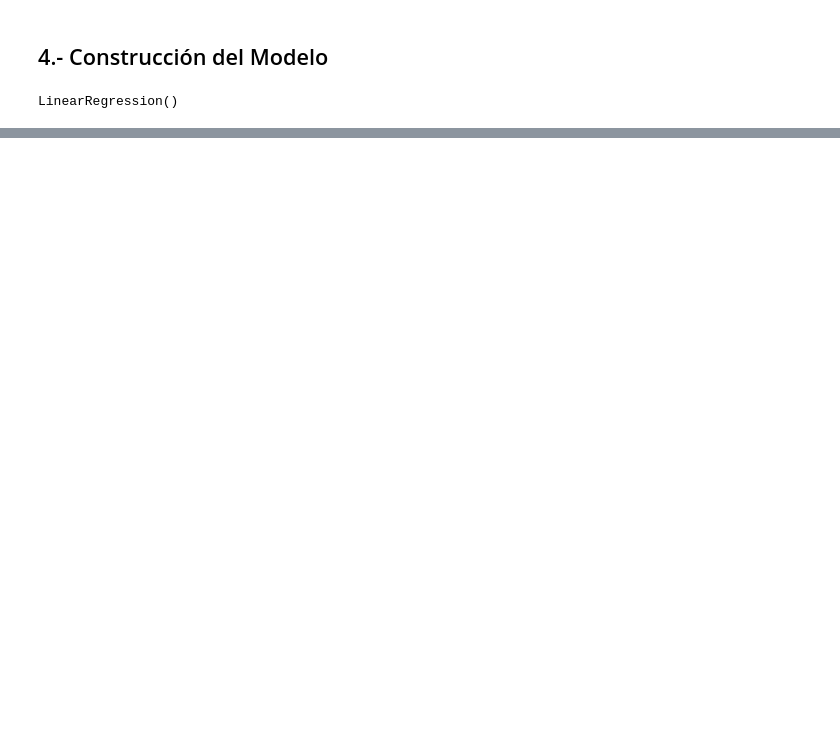
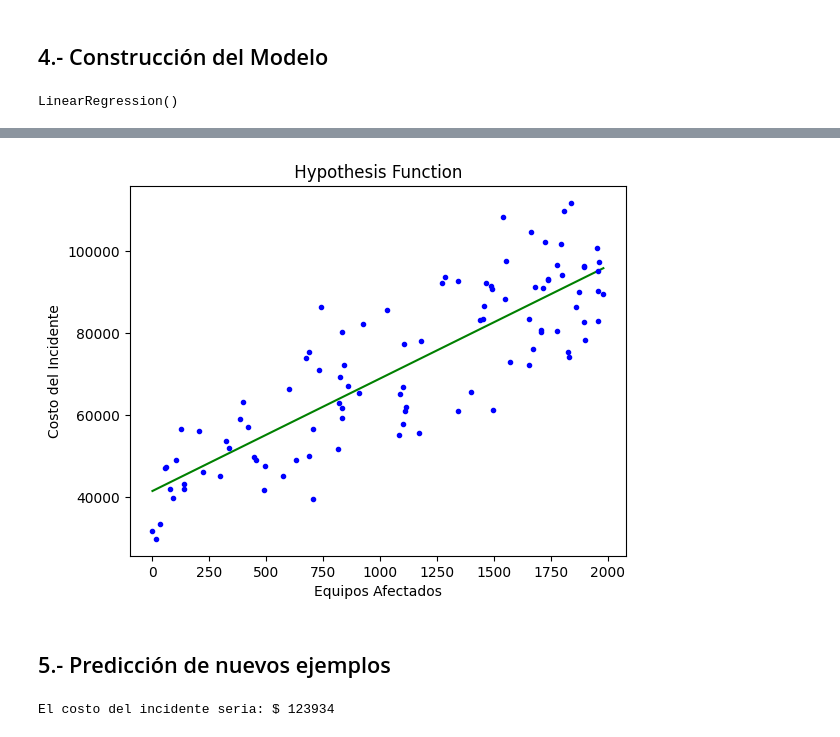
Before and after one commit to DiegoNoguez/Simulacion_Notebook, a Jupyter notebook: 04_Regresion_Lineal.ipynb, the cells around one changed output, grey strips where cells are left out. Cells and saved outputs as stored; diff of their text form; code cells hidden in the pictures; blank space fills up the shorter version.

Commit message:
Se finaliza el ejemplo de Regresión Lineal

```diff
--- a/04_Regresion_Lineal.ipynb
+++ b/04_Regresion_Lineal.ipynb
@@ -109,6 +109,27 @@ array([27.67465305])
 # %%
 # Prediccion para el valor mínimo y máximo del DataSet de entrenamiento
 x_min_max = np.array([[df['No_Equipos_Afectados'].min()],[df['No_Equipos_Afectados'].max()]])
-pred = lin_reg.predict(x_min_max)
+y_train_pred = lin_reg.predict(x_min_max)
 # %%
 # Representacion gráfica de la función de Hipótesis generada
+# Datos de la gráfica
+plt.title(" Hypothesis Function ")
+plt.xlabel("Equipos Afectados")
+plt.ylabel("Costo del Incidente")
+
+# Gráficacion de los datos y función
+plt.plot(x_min_max, y_train_pred, 'g-' )
+plt.plot(df['No_Equipos_Afectados'],df['Costo'], 'b.')
+plt.show()
+# %% [output]
+[figure, added]
+# %% [markdown]
+## 5.- Predicción de nuevos ejemplos
+# %%
+x_new = np.array([[3000]]) #1500 EQUIPOS AFECTADOS
+
+# Prediccioón del costo que tendria el indidente
+costo = lin_reg.predict(x_new)
+print("El costo del incidente seria: $", int(costo[0]))
+# %% [output]
+El costo del incidente seria: $ 123934
```
Also changed, not shown: parts of 8 cells of this notebook.
